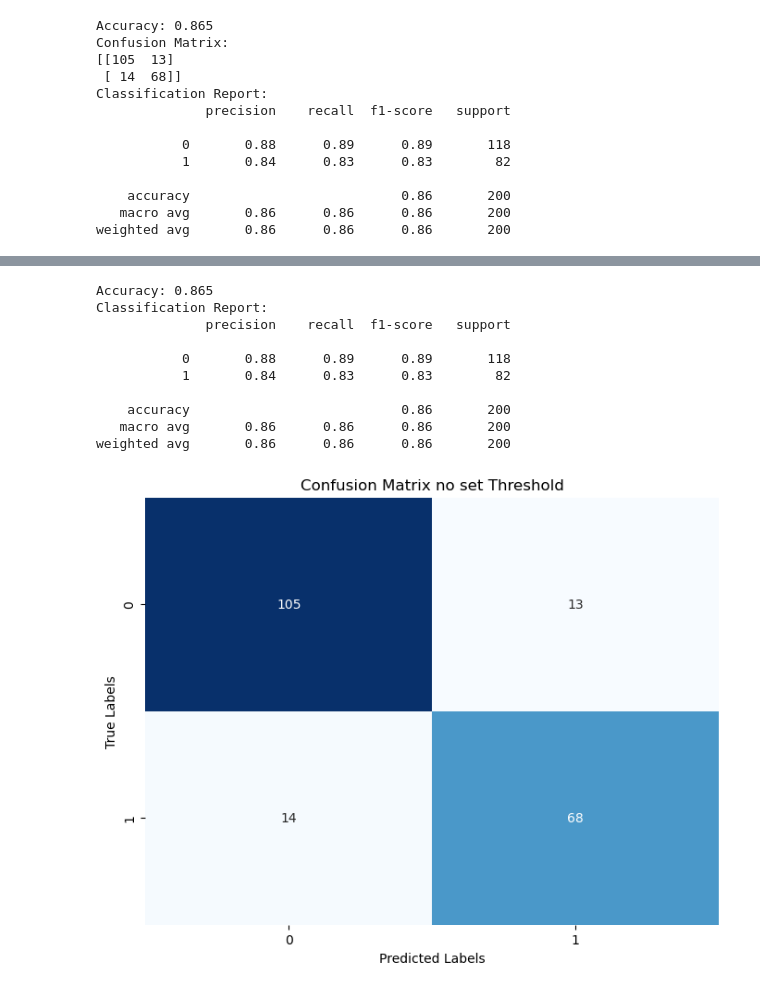
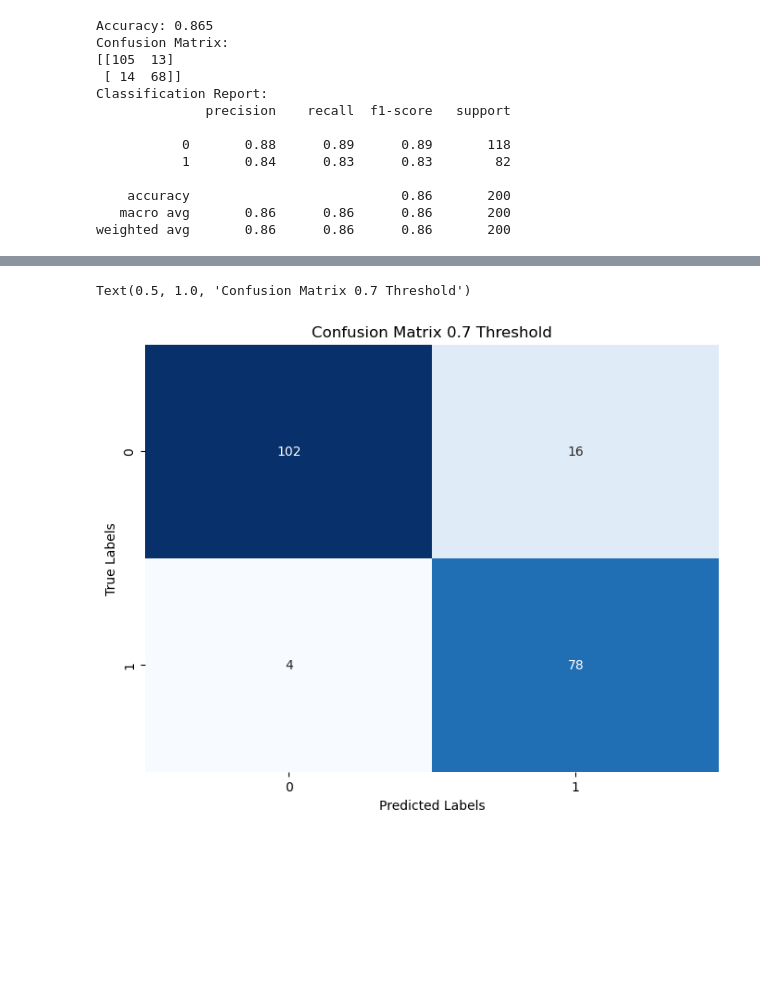
Before and after one commit to padrigon-lynbert/Heart_Disease_Prediction, a Jupyter notebook: main.ipynb, the cells around one changed output, grey strips where cells are left out. Cells and saved outputs as stored; diff of their text form; code cells hidden in the pictures; blank space fills up the shorter version.

```diff
--- a/main.ipynb
+++ b/main.ipynb
@@ -129,0 +113,17 @@ plt.show()
+# %%
+# Predict probabilities instead of classes
+y_probs = model.predict_proba(X_test)[:, 1]
+
+# Example of adjusting threshold to 0.3
+threshold = 0.3
+y_pred_adjusted = (y_probs >= threshold).astype(int)
+
+# Evaluate adjusted predictions
+conf_matrix_adjusted = confusion_matrix(y_test, y_pred_adjusted)
+class_report_adjusted = classification_report(y_test, y_pred_adjusted)
+
+# Print evaluation metrics
+print("Confusion Matrix (Adjusted):")
+print(conf_matrix_adjusted)
+print("\nClassification Report (Adjusted):")
+print(class_report_adjusted)
@@ -130,33 +160,20 @@ plt.show()
 # %%
-# Print classification report and accuracy
-print(f"Accuracy: {accuracy}")
-print("Classification Report:")
-print(class_report)
 
 # Plot Confusion Matrix
 plt.figure(figsize=(8, 6))
-sns.heatmap(conf_matrix, annot=True, cmap='Blues', fmt='d', cbar=False)
+sns.heatmap(conf_matrix_adjusted, annot=True, cmap='Blues', fmt='d', cbar=False)
 plt.xlabel('Predicted Labels')
 plt.ylabel('True Labels')
-plt.title('Confusion Matrix no set Threshold')
+plt.title('Confusion Matrix 0.7 Threshold')
 
 ## Save image
-fig_name = "Confusion Matrix no set Threshold.png"
-bp = base_path + "/Figures"
-save_to = os.path.join(bp, fig_name)
-plt.savefig(save_to)
-plt.savefig(save_to, dpi=300, bbox_inches='tight')
+# fig_name = "Confusion Matrix 0.7 Threshold.png"
+# bp = base_path + "/Figures"
+# save_to = os.path.join(bp, fig_name)
+# plt.savefig(save_to)
+# plt.savefig(save_to, dpi=300, bbox_inches='tight')
 
-plt.show()
+# plt.show()
 # %% [output]
-Accuracy: 0.865
-Classification Report:
-              precision    recall  f1-score   support
-
-           0       0.88      0.89      0.89       118
-           1       0.84      0.83      0.83        82
-
-    accuracy                           0.86       200
-   macro avg       0.86      0.86      0.86       200
-weighted avg       0.86      0.86      0.86       200
+Text(0.5, 1.0, 'Confusion Matrix 0.7 Threshold')
-[figure, old version]
+[figure, new version]
```
Also changed, not shown: parts of 5 cells of this notebook, 4 other files.
